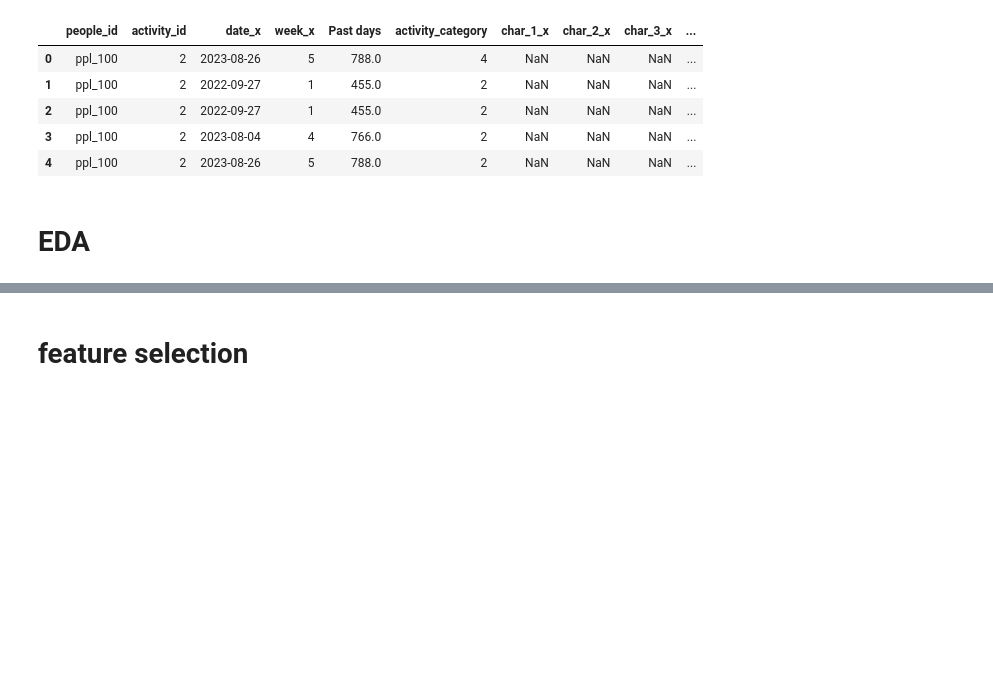
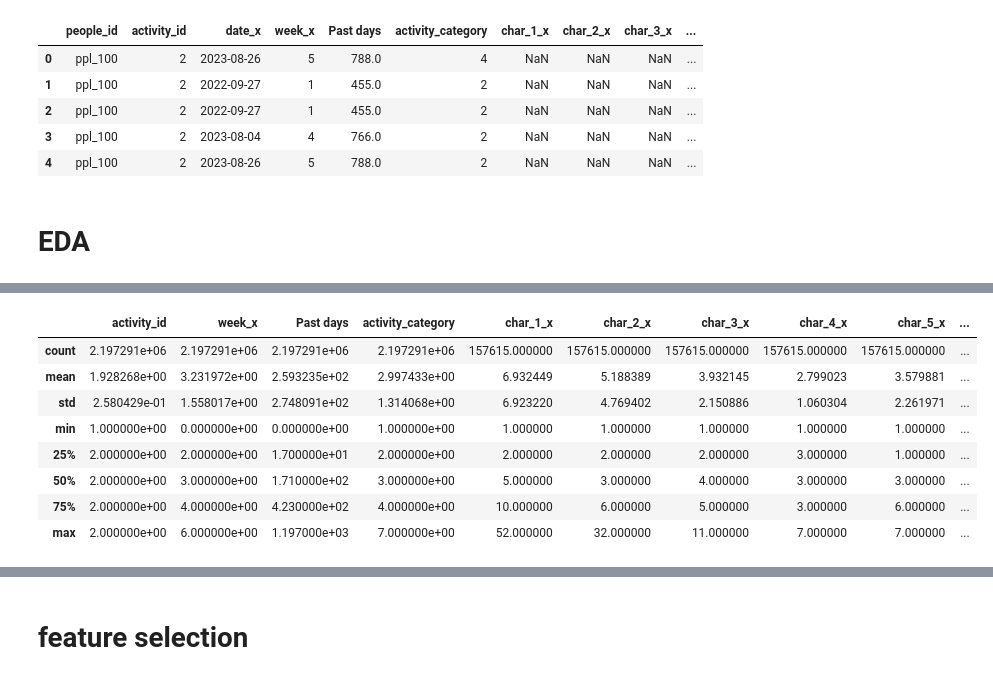
Before and after one commit to sooooner/dss_team_project_ML, a Jupyter notebook: red_hat/sooner.ipynb, the cells around one changed output, grey strips where cells are left out. Drawn from its saved outputs; the diff is of its cells as text; code cells hidden in the pictures; blank space fills up the shorter version.

```diff
--- a/red_hat/sooner.ipynb
+++ b/red_hat/sooner.ipynb
@@ -113,0 +120,12 @@ for d in ['date_x', 'date_y']:
+# %%
+df_merge.describe()
+# %% [output]
+|  | activity_id | week_x | Past days | activity_category | char_1_x | char_2_x | char_3_x | char_4_x | char_5_x | ... |
+| count | 2.197291e+06 | 2.197291e+06 | 2.197291e+06 | 2.197291e+06 | 157615.000000 | 157615.000000 | 157615.000000 | 157615.000000 | 157615.000000 | ... |
+| mean | 1.928268e+00 | 3.231972e+00 | 2.593235e+02 | 2.997433e+00 | 6.932449 | 5.188389 | 3.932145 | 2.799023 | 3.579881 | ... |
+| std | 2.580429e-01 | 1.558017e+00 | 2.748091e+02 | 1.314068e+00 | 6.923220 | 4.769402 | 2.150886 | 1.060304 | 2.261971 | ... |
+| min | 1.000000e+00 | 0.000000e+00 | 0.000000e+00 | 1.000000e+00 | 1.000000 | 1.000000 | 1.000000 | 1.000000 | 1.000000 | ... |
+| 25% | 2.000000e+00 | 2.000000e+00 | 1.700000e+01 | 2.000000e+00 | 2.000000 | 2.000000 | 2.000000 | 3.000000 | 1.000000 | ... |
+| 50% | 2.000000e+00 | 3.000000e+00 | 1.710000e+02 | 3.000000e+00 | 5.000000 | 3.000000 | 4.000000 | 3.000000 | 3.000000 | ... |
+| 75% | 2.000000e+00 | 4.000000e+00 | 4.230000e+02 | 4.000000e+00 | 10.000000 | 6.000000 | 5.000000 | 3.000000 | 6.000000 | ... |
+| max | 2.000000e+00 | 6.000000e+00 | 1.197000e+03 | 7.000000e+00 | 52.000000 | 32.000000 | 11.000000 | 7.000000 | 7.000000 | ... |
```
Also changed, not shown: parts of 8 cells of this notebook.
